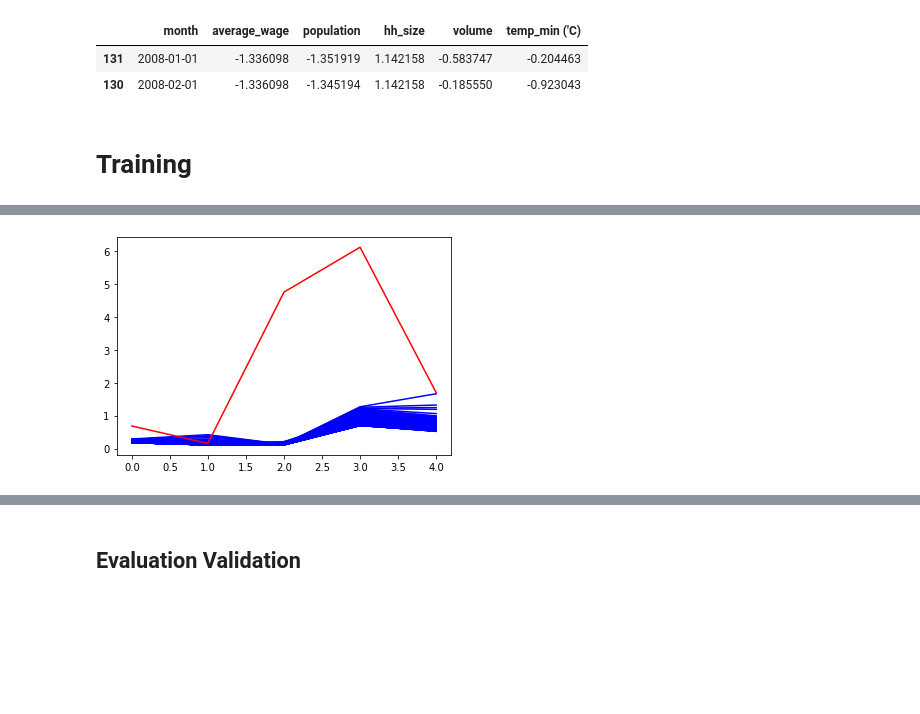
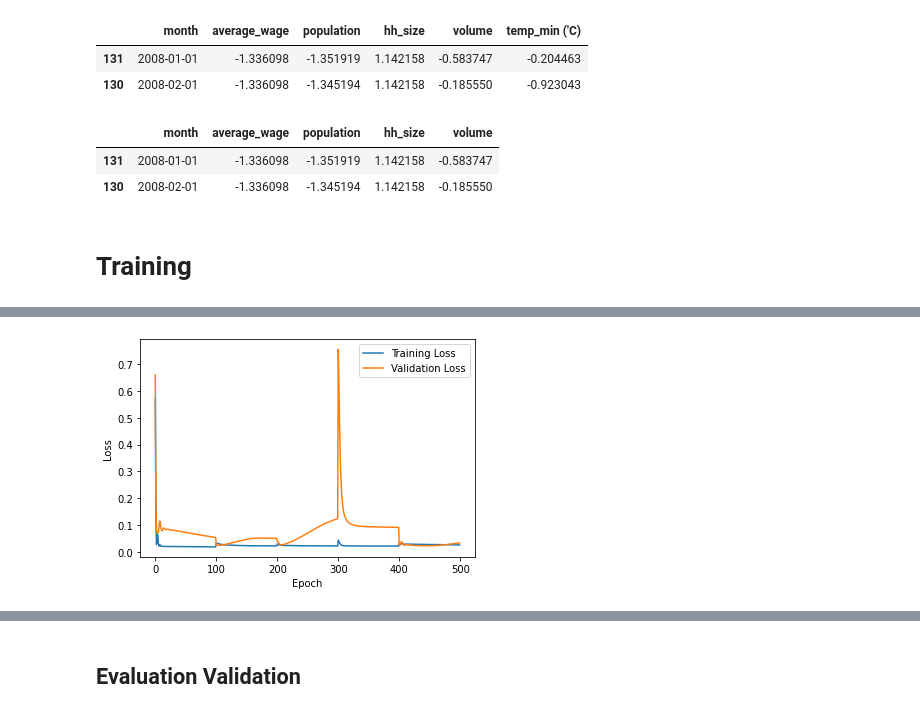
Before and after one commit to JimmyKurui/IS_PROJECT_II, a Jupyter notebook: IS_Project_2.ipynb, the cells around one changed output, grey strips where cells are left out. Saved outputs shown, nothing was run; the diff lists cells and outputs as text; code cells hidden in the pictures; blank space fills up the shorter version.

Commit message:
Model capture

```diff
--- a/IS_Project_2.ipynb
+++ b/IS_Project_2.ipynb
@@ -311,6 +333,15 @@ df_trans.head(2)
 |  | month | average_wage | population | hh_size | volume | temp_min ('C) |
 | 131 | 2008-01-01 | -1.336098 | -1.351919 | 1.142158 | -0.583747 | -0.204463 |
 | 130 | 2008-02-01 | -1.336098 | -1.345194 | 1.142158 | -0.185550 | -0.923043 |
+# %%
+# Feature extraction no outliers
+df_trans = df_clean
+df_nomonth = df_trans.drop('month',axis=1)
+df_trans.head(2)
+# %% [output]
+|  | month | average_wage | population | hh_size | volume |
+| 131 | 2008-01-01 | -1.336098 | -1.351919 | 1.142158 | -0.583747 |
+| 130 | 2008-02-01 | -1.336098 | -1.345194 | 1.142158 | -0.185550 |
 # %% [markdown]
 # Training
 # %% [markdown]
@@ -326,8 +351,17 @@ y = df_nomonth.volume
 # %%
 # Model parameters
+# TimeSeriesSplit
+train = df_nomonth.iloc[: int(0.7*len(df_nomonth)), :]
+test = df_nomonth.iloc[int(0.7*len(df_nomonth)) : , :]
+
+X = train.drop('volume',axis=1)
+y = train.volume
+
+n_splits=5
 lr = 0.01
 itr = 500
 metrics = ['accuracy']
+
 # models = {[
 #   {
 #     'name': 'ANN1', 'epochs': itr, 'learning_rate': lr, 'loss': keras.optimizers.Adam
@@ -343,7 +377,7 @@ metrics = ['accuracy']
 # df_nomonth = df_trans.drop('month', axis=1)
 # %%
 # ------------------------- ANN1 ------------------------
-
+tscv = TimeSeriesSplit(n_splits=n_splits)
 
 # Define the model
 ANN1 = keras.Sequential([
@@ -354,27 +388,41 @@ ANN1 = keras.Sequential([
 ])
 
 # Compile the model
-ANN1.compile(loss='mean_squared_error', optimizer='adam', metrics=['accuracy'])
+ANN1.compile(loss='mean_squared_error', optimizer=Adam(), metrics=['accuracy'])
 
 
 # Iterate over the splits using TimeSeriesSplit
-test_loss = []
+val_loss = []
 train_loss = []
-for train_index, test_index in tscv.split(df_trans):
-    # Split the data into training and test sets
-    X_train, X_test = X.iloc[train_index,], X.iloc[test_index,]
-    y_train, y_test = y.iloc[train_index,], y.iloc[test_index,]
+for train_index, val_index in tscv.split(train):
+    # Split the data into training and val sets
+    X_train, X_val = X.iloc[train_index,], X.iloc[val_index,]
+    y_train, y_val = y.iloc[train_index,], y.iloc[val_index,]
 
-    # Train the model
-    callback = tf.keras.callbacks.EarlyStopping(monitor='loss', patience=100)
-    history = ANN1.fit(X_train, y_train, epochs=itr, batch_size=32)
-    # Evaluate the model
-    loss, accuracy = ANN1.evaluate(X_test, y_test)
-    test_loss.append(loss)
-    train_loss.append(history.history['loss'])
-#Plots model's training cost/loss and model's validation split cost/loss
-plt.plot(train_loss, 'b', label='Training loss')
-plt.plot(test_loss, 'r', label='Test loss')
+    # Train the model and collect the training and validation loss at each epoch
+    history = ANN1.fit(X_train, y_train, epochs=itr, batch_size=64, validation_data=(X_val, y_val))
+    train_loss += history.history['loss']
+    val_loss += history.history['val_loss']
+# #Plots model's training cost/loss and model's validation split cost/loss
+# plt.plot(train_loss, 'b', label='Training loss')
+# plt.plot(val_loss, 'r', label='val loss')
+# plt.show()
+avg_train_loss = [sum(train_loss[i:i+n_splits])/n_splits for i in range(0, len(train_loss), n_splits)]
+avg_val_loss = [sum(val_loss[i:i+n_splits])/n_splits for i in range(0, len(val_loss), n_splits)]
+
+# Plot the average training loss and validation loss
+plt.plot(avg_train_loss, label="Training Loss")
+plt.plot(avg_val_loss, label="Validation Loss")
+plt.legend()
+plt.xlabel("Epoch")
+plt.ylabel("Loss")
 plt.show()
+
+# # Plot the average training loss
+# plt.plot(avg_train_loss, label="Training Loss")
+# plt.legend()
+# plt.xlabel("Epoch")
+# plt.ylabel("Loss")
+# plt.show()
 # %% [output]
 Streaming output truncated to the last 5000 lines.
@@ -397,3 +445,3 @@ Epoch 500/500
-[figure, old version]
+[figure, new version]
 # %%
 #Cross Validation
```
Also changed, not shown: parts of 15 cells of this notebook.
